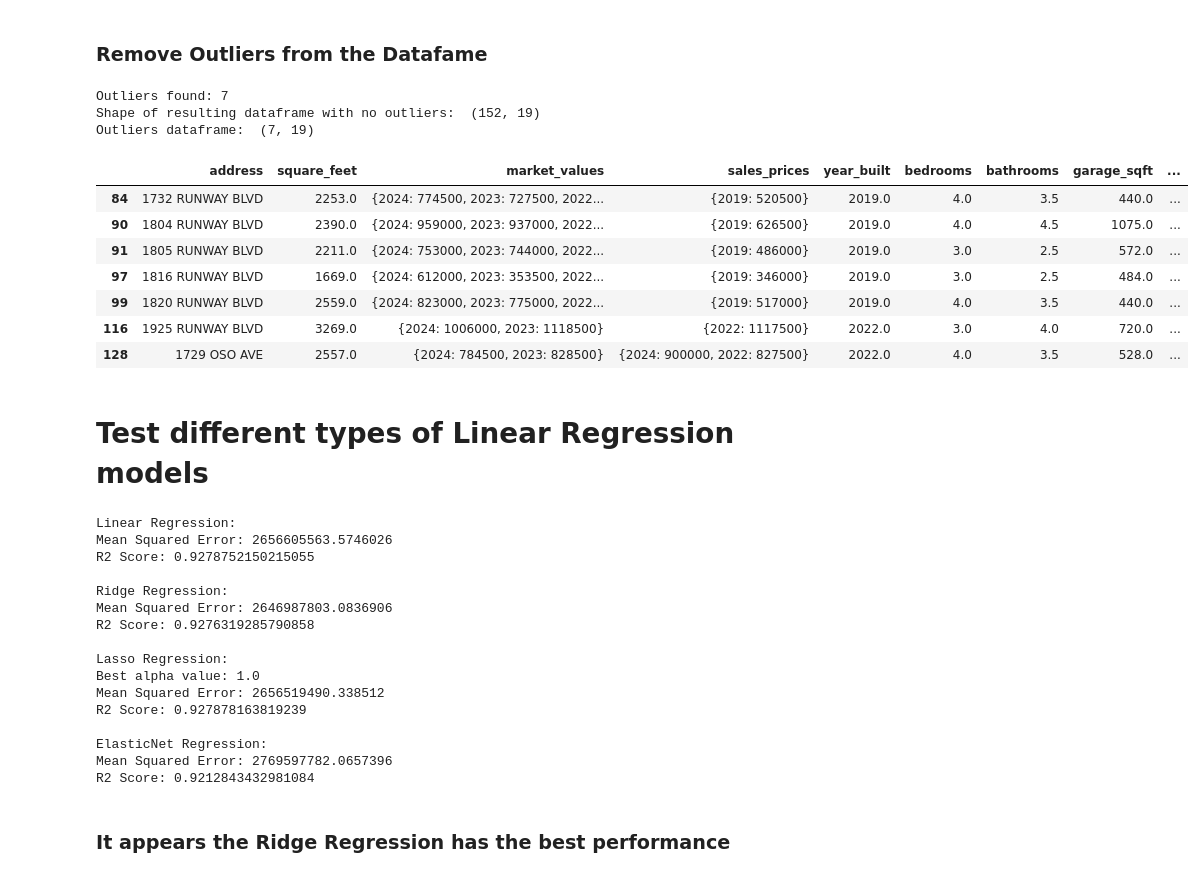
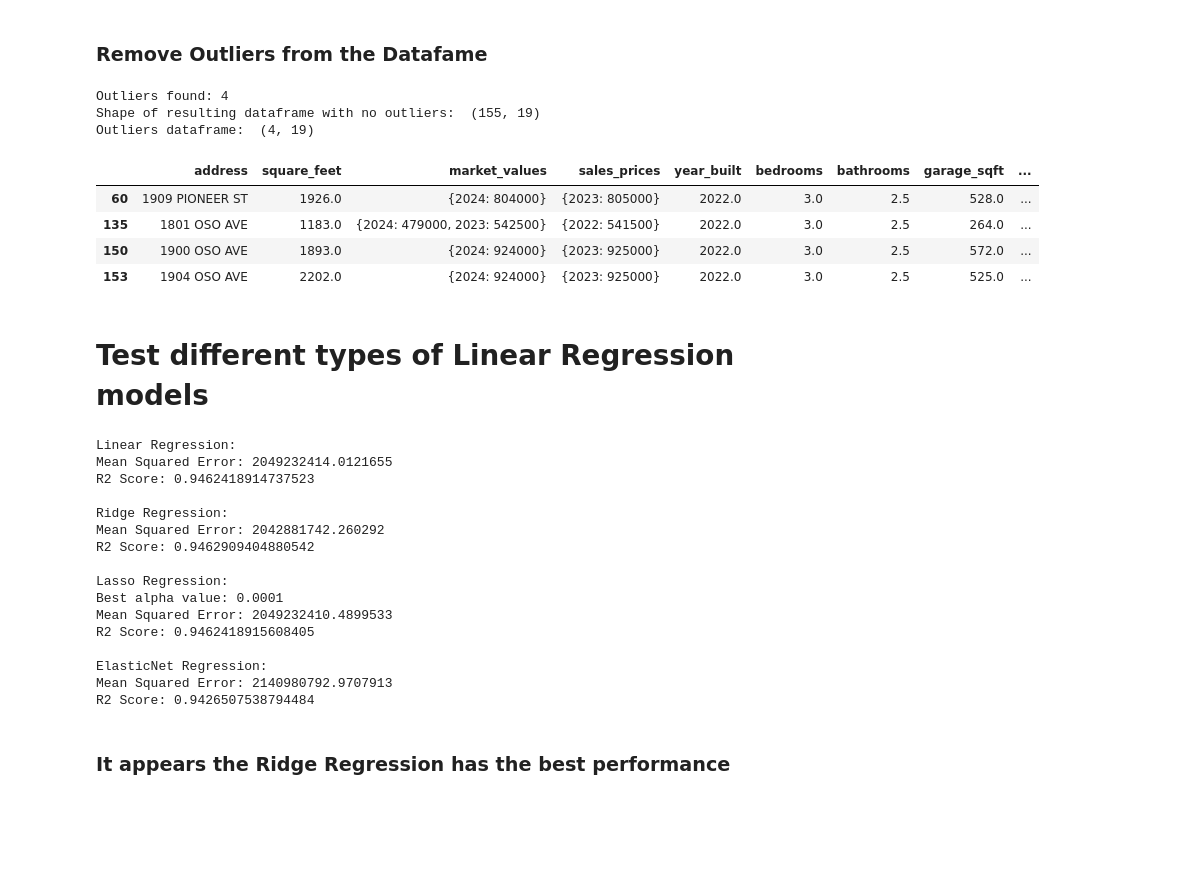
Before and after one commit to jason-christopher/Wheeler_Home_Values, a Jupyter notebook: analysis.ipynb, the cells around one changed output. Cells and saved outputs as stored; diff of their text form; code cells hidden in the pictures; blank space fills up the shorter version.

```diff
--- a/analysis.ipynb
+++ b/analysis.ipynb
@@ -319,42 +319,40 @@ plt.show()
 # %%
 # Create new dataframe
 data = filtered_df.copy()
 
 # Specify the column to remove outliers from
-column = 'value_diff'
+# column = 'value_diff'
+column = 'sales_price/square_foot'
 
 # Calculate Z-scores for the specified column
 mean = data[column].mean()
 std = data[column].std()
 z_scores = (data[column] - mean) / std
 
 # Define a threshold for outliers (e.g., 2 standard deviations)
 threshold = 2
 
 outliers = np.abs(z_scores) > threshold
 
 print("Outliers found:", outliers.sum())
 
 # Remove outliers
 df_no_outliers = data[~outliers]
 
 # Show outliers
 df_outliers = data[outliers]
 print("Shape of resulting dataframe with no outliers: ", df_no_outliers.shape)
 print("Outliers dataframe: ", df_outliers.shape)
 df_outliers
 # %% [output]
-Outliers found: 7
-Shape of resulting dataframe with no outliers:  (152, 19)
-Outliers dataframe:  (7, 19)
+Outliers found: 4
+Shape of resulting dataframe with no outliers:  (155, 19)
+Outliers dataframe:  (4, 19)
 |  | address | square_feet | market_values | sales_prices | year_built | bedrooms | bathrooms | garage_sqft | ... |
-| 84 | 1732 RUNWAY BLVD | 2253.0 | {2024: 774500, 2023: 727500, 2022... | {2019: 520500} | 2019.0 | 4.0 | 3.5 | 440.0 | ... |
-| 90 | 1804 RUNWAY BLVD | 2390.0 | {2024: 959000, 2023: 937000, 2022... | {2019: 626500} | 2019.0 | 4.0 | 4.5 | 1075.0 | ... |
-| 91 | 1805 RUNWAY BLVD | 2211.0 | {2024: 753000, 2023: 744000, 2022... | {2019: 486000} | 2019.0 | 3.0 | 2.5 | 572.0 | ... |
-| 97 | 1816 RUNWAY BLVD | 1669.0 | {2024: 612000, 2023: 353500, 2022... | {2019: 346000} | 2019.0 | 3.0 | 2.5 | 484.0 | ... |
-| 99 | 1820 RUNWAY BLVD | 2559.0 | {2024: 823000, 2023: 775000, 2022... | {2019: 517000} | 2019.0 | 4.0 | 3.5 | 440.0 | ... |
-| 116 | 1925 RUNWAY BLVD | 3269.0 | {2024: 1006000, 2023: 1118500} | {2022: 1117500} | 2022.0 | 3.0 | 4.0 | 720.0 | ... |
-| 128 | 1729 OSO AVE | 2557.0 | {2024: 784500, 2023: 828500} | {2024: 900000, 2022: 827500} | 2022.0 | 4.0 | 3.5 | 528.0 | ... |
+| 60 | 1909 PIONEER ST | 1926.0 | {2024: 804000} | {2023: 805000} | 2022.0 | 3.0 | 2.5 | 528.0 | ... |
+| 135 | 1801 OSO AVE | 1183.0 | {2024: 479000, 2023: 542500} | {2022: 541500} | 2022.0 | 3.0 | 2.5 | 264.0 | ... |
+| 150 | 1900 OSO AVE | 1893.0 | {2024: 924000} | {2023: 925000} | 2022.0 | 3.0 | 2.5 | 572.0 | ... |
+| 153 | 1904 OSO AVE | 2202.0 | {2024: 924000} | {2023: 925000} | 2022.0 | 3.0 | 2.5 | 525.0 | ... |
 # %% [markdown]
 # Test different types of Linear Regression models
 # %%
@@ -418,21 +416,21 @@ print("\nElasticNet Regression:")
 evaluate_model(model4, X, y)
 # %% [output]
 Linear Regression:
-Mean Squared Error: 2656605563.5746026
-R2 Score: 0.9278752150215055
+Mean Squared Error: 2049232414.0121655
+R2 Score: 0.9462418914737523
 
 Ridge Regression:
-Mean Squared Error: 2646987803.0836906
-R2 Score: 0.9276319285790858
+Mean Squared Error: 2042881742.260292
+R2 Score: 0.9462909404880542
 
 Lasso Regression:
-Best alpha value: 1.0
-Mean Squared Error: 2656519490.338512
-R2 Score: 0.927878163819239
+Best alpha value: 0.0001
+Mean Squared Error: 2049232410.4899533
+R2 Score: 0.9462418915608405
 
 ElasticNet Regression:
-Mean Squared Error: 2769597782.0657396
-R2 Score: 0.9212843432981084
+Mean Squared Error: 2140980792.9707913
+R2 Score: 0.9426507538794484
 # %% [markdown]
 ### It appears the Ridge Regression has the best performance
 # %%
```
Also changed, not shown: parts of 13 cells of this notebook, 2 other files.
